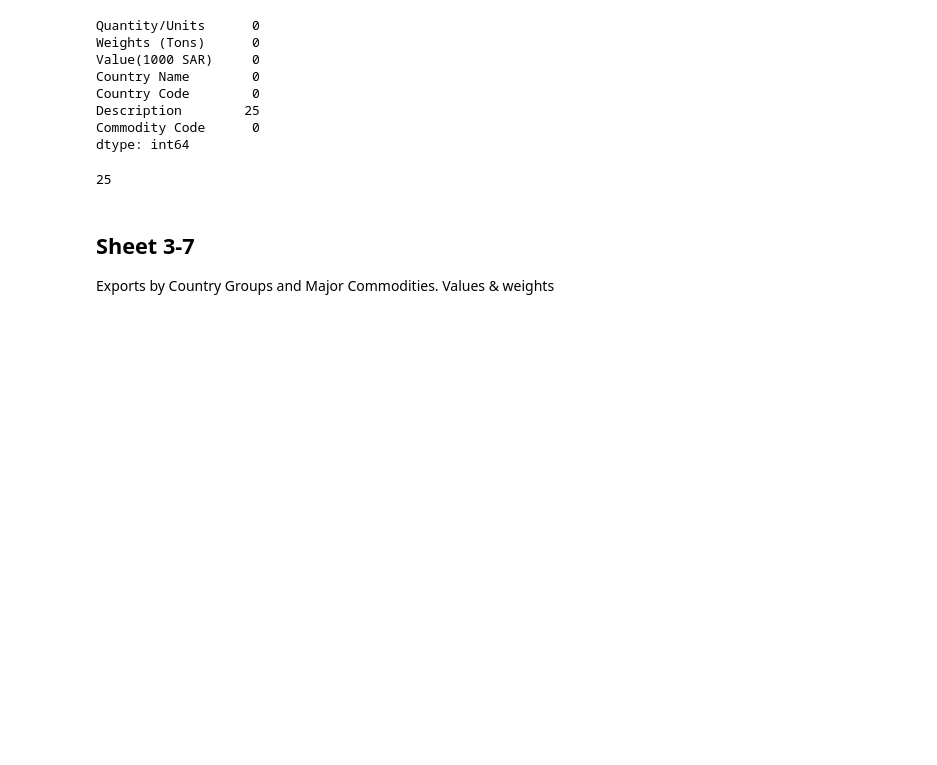
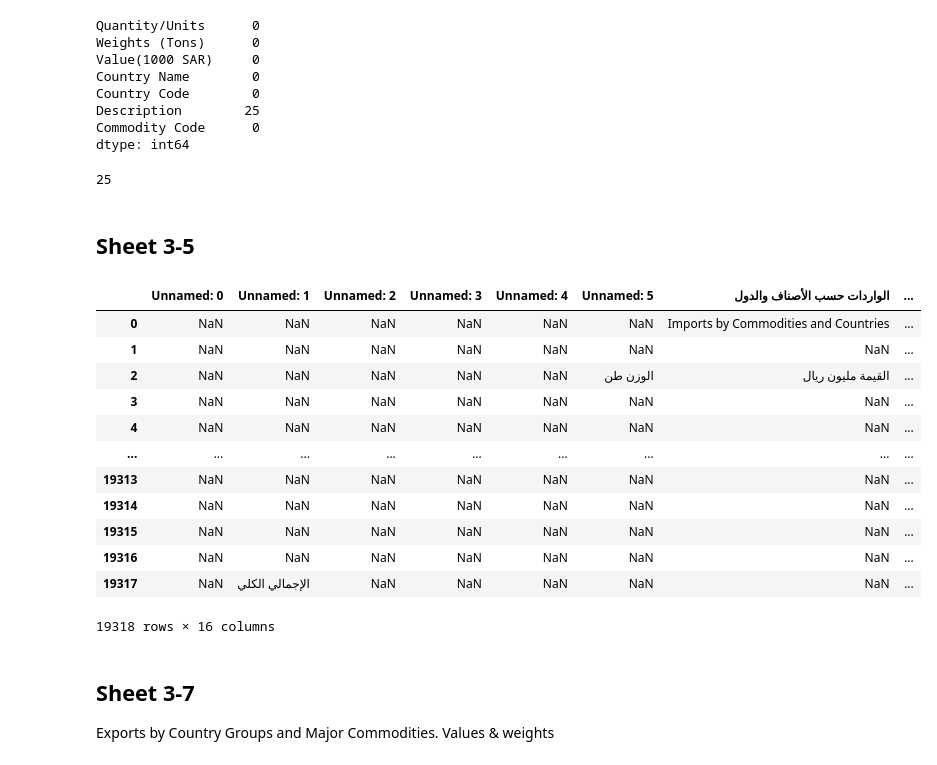
Before and after one commit to Aabusabaeen/Capstone-Project, a Jupyter notebook: 2020_EDA_Cleaning.ipynb, the cells around one changed output. Cells and saved outputs as stored; diff of their text form; code cells hidden in the pictures; blank space fills up the shorter version.

```diff
--- a/2020_EDA_Cleaning.ipynb
+++ b/2020_EDA_Cleaning.ipynb
@@ -410,6 +410,27 @@ Imports_commodityCountry.to_csv('Cleaned_Data/Trading2020_3-4_clean.csv')
 Imports_commodityCountry['Description'].isnull().sum()
 # %% [output]
 25
+# %% [markdown]
+## Sheet 3-5
+# %%
+Imports = pd.read_excel('Data/Trading2020.xlsx', sheet_name='3-5')
+Imports.to_csv("Cleaned_data/Trading2020_3-5.csv", sep=",")
+# %%
+Imports
+# %% [output]
+|  | Unnamed: 0 | Unnamed: 1 | Unnamed: 2 | Unnamed: 3 | Unnamed: 4 | Unnamed: 5 | الواردات حسب الأصناف والدول | ... |
+| 0 | NaN | NaN | NaN | NaN | NaN | NaN | Imports by Commodities and Countries | ... |
+| 1 | NaN | NaN | NaN | NaN | NaN | NaN | NaN | ... |
+| 2 | NaN | NaN | NaN | NaN | NaN | الوزن طن | القيمة مليون ريال | ... |
+| 3 | NaN | NaN | NaN | NaN | NaN | NaN | NaN | ... |
+| 4 | NaN | NaN | NaN | NaN | NaN | NaN | NaN | ... |
+| ... | ... | ... | ... | ... | ... | ... | ... | ... |
+| 19313 | NaN | NaN | NaN | NaN | NaN | NaN | NaN | ... |
+| 19314 | NaN | NaN | NaN | NaN | NaN | NaN | NaN | ... |
+| 19315 | NaN | NaN | NaN | NaN | NaN | NaN | NaN | ... |
+| 19316 | NaN | NaN | NaN | NaN | NaN | NaN | NaN | ... |
+| 19317 | NaN | الإجمالي الكلي | NaN | NaN | NaN | NaN | NaN | ... |
+19318 rows × 16 columns
 # %% [markdown]
 ## Sheet 3-7
 Exports by Country Groups and Major Commodities. Values & weights
```
Also changed, not shown: 18 other files.
